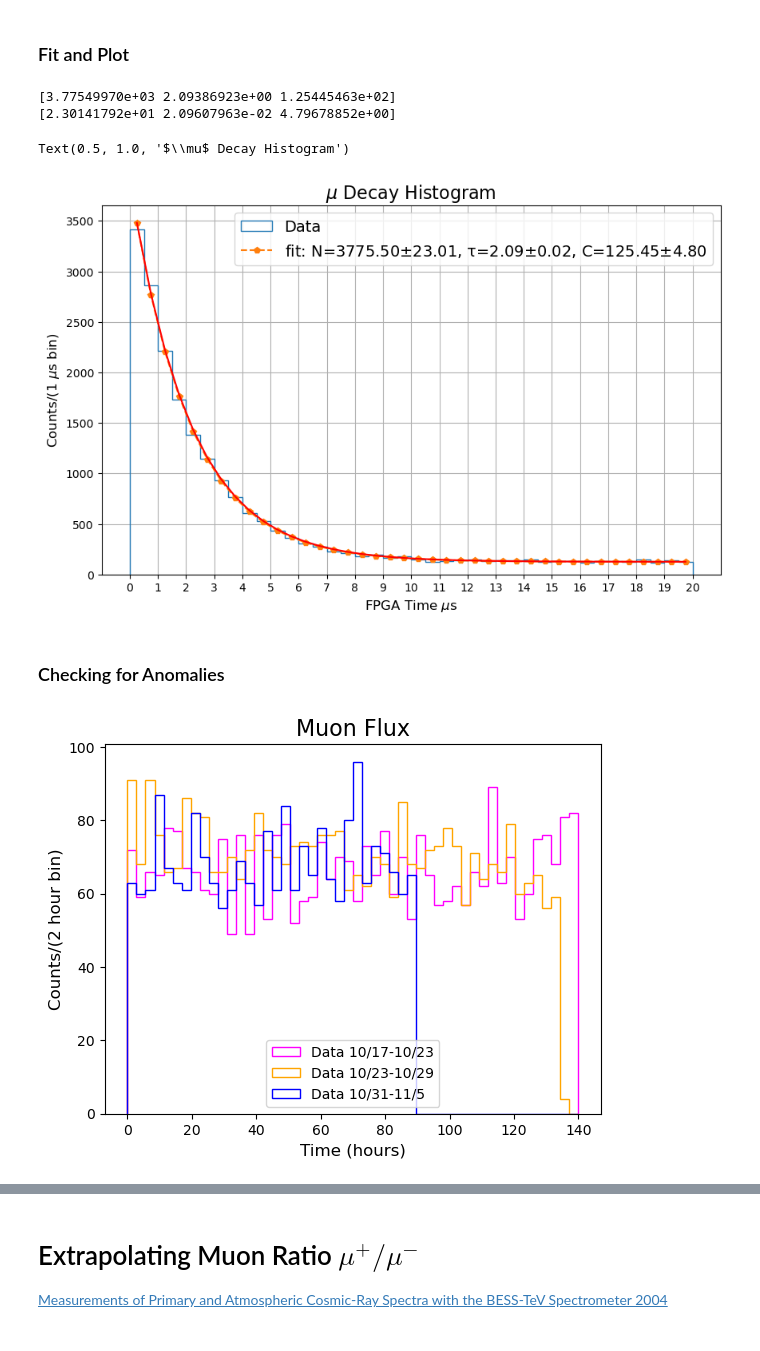
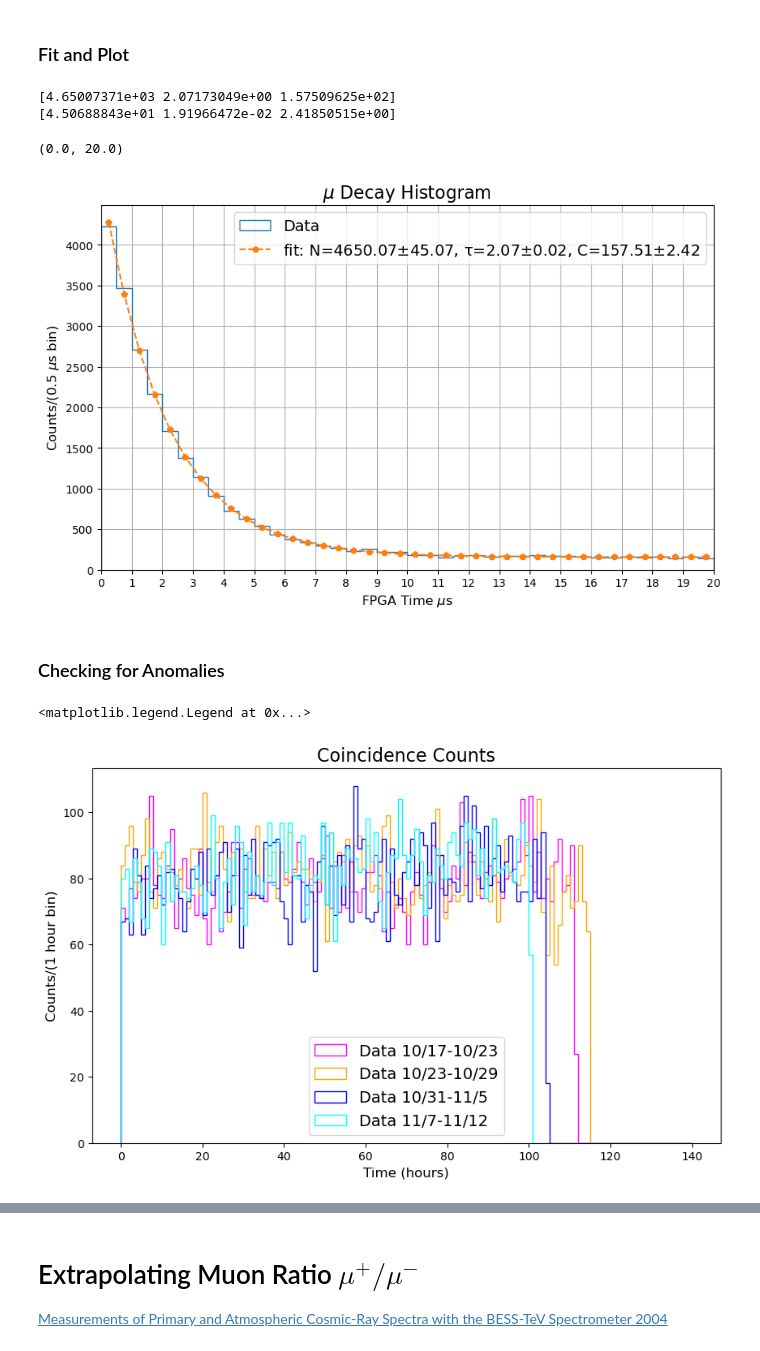
Before and after one commit to KyleTaft/PHY451_Muon_Fall2024, a Jupyter notebook: muon.ipynb, the cells around one changed output, grey strips where cells are left out. Saved outputs shown, nothing was run; the diff lists cells and outputs as text; code cells hidden in the pictures.

```diff
--- a/muon.ipynb
+++ b/muon.ipynb
@@ -38,59 +37,59 @@ data['time'] = data['time']- data['time'].min()
 # %% [markdown]
 ### Fit and Plot
 # %%
-# x = np.arange(0.5,20) # middle of bins
-
-
 plt.figure(figsize=(10, 6))
 hist = plt.hist(data['dt'][data['dt']<20000]/1000, bins=40, histtype='step', range = (0, 20), linewidth=1, label='Data')
-x = hist[1][1:] - 0.25 # middle of bins
-popt, pcov = curve_fit(exp, x, hist[0], p0=[15000, 2.10, 300])
 
+x = hist[1][1:] - 0.25  # middle of bins
+y = hist[0]
+
+# Fit the data
+popt, pcov = curve_fit(exp, x, y, p0=[5000, 2.12,100], sigma=np.sqrt(y), absolute_sigma=False)
+
+# Print the fit parameters
 print(popt)
 print(np.sqrt(np.diag(pcov)))
 
+
+
+# # Plot the data expected observed lifetime
+# t=2.12
+# plt.plot(x, exp_no_bg(x, *popt), 'p--', label=f'fit: N={popt[0]:.2f}$\pm${np.sqrt(np.diag(pcov))[0]:.2f}, τ={popt[1]:.2f}$\pm${np.sqrt(np.diag(pcov))[1]:.2f}')
+
+# Plot the fit
+plt.plot(x, exp(x, *popt), 'p--', label=f'fit: N={popt[0]:.2f}$\pm${np.sqrt(np.diag(pcov))[0]:.2f}, τ={popt[1]:.2f}$\pm${np.sqrt(np.diag(pcov))[1]:.2f}, C={popt[2]:.2f}$\pm${np.sqrt(np.diag(pcov))[2]:.2f}')
+
+# Format plot
 plt.xticks(np.arange(0, 21, 1));
 plt.grid()
-
-# Plot the data using literature value of 2.2 us
-# t = 2.2 # Decay constant in 1/us
-t=2.12
-
-plt.plot(x, exp(x, *popt), 'p--', label=f'fit: N={popt[0]:.2f}$\pm${np.sqrt(np.diag(pcov))[0]:.2f}, τ={popt[1]:.2f}$\pm${np.sqrt(np.diag(pcov))[1]:.2f}, C={popt[2]:.2f}$\pm${np.sqrt(np.diag(pcov))[2]:.2f}')
-
 plt.xlabel('FPGA Time $\mu$s',fontsize=12)
-plt.ylabel('Counts/(1 $\mu$s bin)', fontsize=12)
+plt.ylabel('Counts/(0.5 $\mu$s bin)', fontsize=12)
 plt.legend(fontsize=14)
-
-plt.plot(x, exp(x, popt[0], t, popt[2]), 'r-', label='Ideal curve $τ = 2.2\mu$s')
 plt.title("$\mu$ Decay Histogram", fontsize=16)
-# plt.yscale('log')
-# plt.show()
-# plt.savefig('muonPHY451_fig6.jpg', dpi=400)
+plt.xlim(0, 20)
+# plt.savefig('muonPHY451_figFINAL.jpg', dpi=400)
 # %% [output]
-[3.77549970e+03 2.09386923e+00 1.25445463e+02]
-[2.30141792e+01 2.09607963e-02 4.79678852e+00]
+[4.65007371e+03 2.07173049e+00 1.57509625e+02]
+[4.50688843e+01 1.91966472e-02 2.41850515e+00]
-Text(0.5, 1.0, '$\\mu$ Decay Histogram')
+(0.0, 20.0)
-[figure, old version]
+[figure, new version]
 # %% [markdown]
 ### Checking for Anomalies
 # %%
-# See if muon flux is constant with time
+# See if count flux is constant with time
+plt.figure(figsize=(10, 6))
 
-# gate = data['dt']<20000
-# plt.hist(data['time'][gate]/60/60, bins=100, histtype='step', linewidth=1)
-# plt.xlabel('Time (hours)', fontsize=12)
-# plt.ylabel('Counts/(1 hour bin)', fontsize=12)
-colors = ['magenta', 'orange', 'b']
-names = ['10/17-10/23', '10/23-10/29', '10/31-11/5']
-for i, data in enumerate([data1,data2,data3]):
+colors = ['magenta', 'orange', 'b', 'cyan']
+names = ['10/17-10/23', '10/23-10/29', '10/31-11/5', '11/7-11/12']
+for i, data in enumerate([data1,data2,data3,data4]):
     data['time'] = data['time']- data['time'].min()
-    gate = data['dt']<1000
-    plt.hist(data['time'][gate]/60/60, bins=50, histtype='step', linewidth=1, label=f'Data {names[i]}', color=colors[i],range = (0, 140))
+    gate = data['dt']<20000 # change this to change the time gate
+    plt.hist(data['time'][gate]/60/60, bins=140, histtype='step', linewidth=1, label=f'Data {names[i]}', color=colors[i],range = (0, 140))
 plt.xlabel('Time (hours)', fontsize=12)
-plt.ylabel('Counts/(2 hour bin)', fontsize=12)
-plt.title('Muon Flux', fontsize=16)
-plt.legend()
-plt.show()
+plt.ylabel('Counts/(1 hour bin)', fontsize=12)
+plt.title('Coincidence Counts', fontsize=16)
+plt.legend(fontsize=14)
+# plt.savefig('muonPHY451_coincidence.jpg', dpi=400)
 # %% [output]
+<matplotlib.legend.Legend at 0x...>
-[figure, old version]
+[figure, new version]
```
Also changed, not shown: parts of 11 cells of this notebook, 18 other files.
